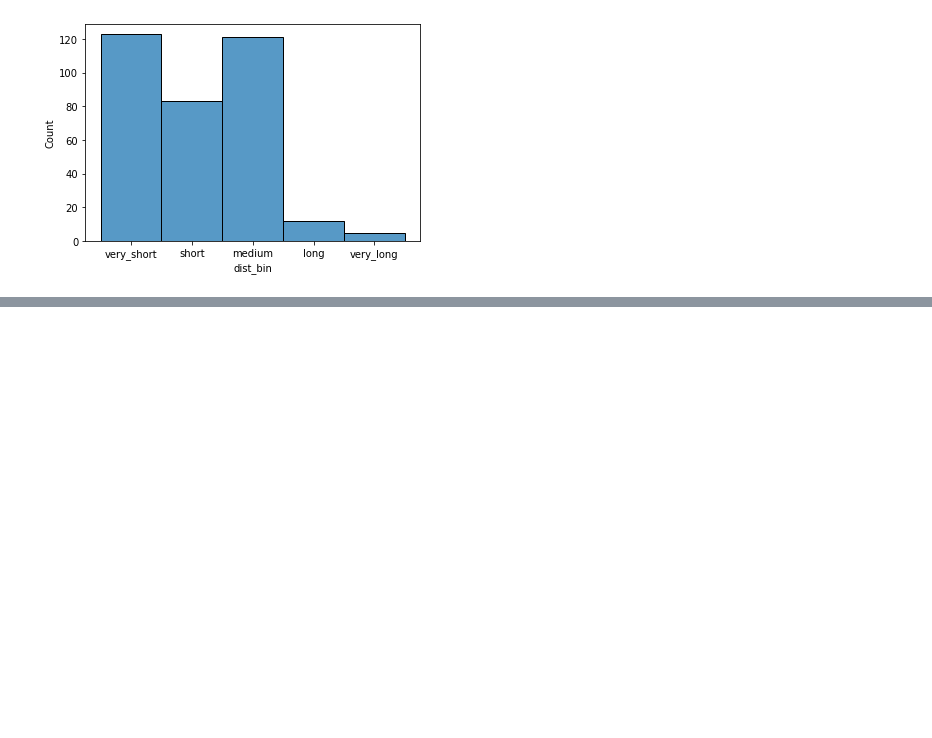
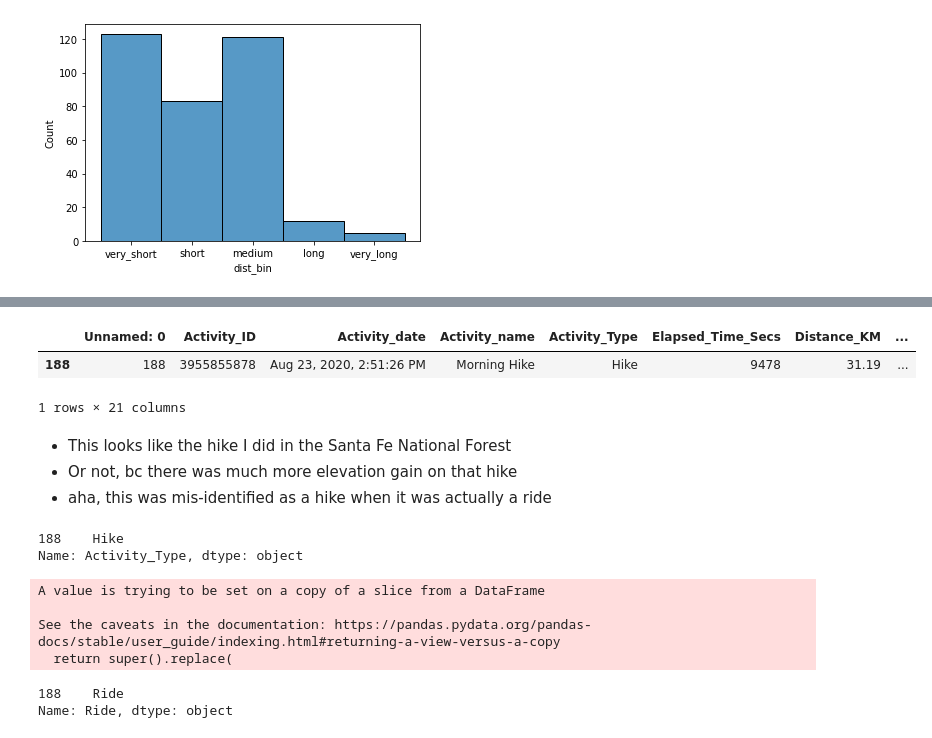
Before and after one commit to brianclements03/my_strava_project, a Jupyter notebook: Activities_Exploration_Pyspark.ipynb, the cells around one changed output, grey strips where cells are left out. Drawn from its saved outputs; the diff is of its cells as text; code cells hidden in the pictures; blank space fills up the shorter version.

```diff
--- a/Activities_Exploration_Pyspark.ipynb
+++ b/Activities_Exploration_Pyspark.ipynb
@@ -823,0 +831,12 @@ sns.histplot(data=(all_activities[all_activities.Activity_Type == 'Ride']),x='di
+# %%
+not_rides = all_activities[all_activities.Activity_Type != 'Ride']
+# %%
+not_rides[not_rides.Distance_KM>30]
+# %% [output]
+|  | Unnamed: 0 | Activity_ID | Activity_date | Activity_name | Activity_Type | Elapsed_Time_Secs | Distance_KM | ... |
+| 188 | 188 | 3955855878 | Aug 23, 2020, 2:51:26 PM | Morning Hike | Hike | 9478 | 31.19 | ... |
+1 rows × 21 columns
+# %% [markdown]
+- This looks like the hike I did in the Santa Fe National Forest
+- Or not, bc there was much more elevation gain on that hike
+- aha, this was mis-identified as a hike when it was actually a ride
@@ -823,0 +845,17 @@ sns.histplot(data=(all_activities[all_activities.Activity_Type == 'Ride']),x='di
+# %%
+test2.Activity_Type
+# %% [output]
+188    Hike
+Name: Activity_Type, dtype: object
+# %%
+test2.Activity_Type.replace(to_replace='Hike',value='Ride', inplace=True)
+# %% [output]
+A value is trying to be set on a copy of a slice from a DataFrame
+
+See the caveats in the documentation: https://pandas.pydata.org/pandas-docs/stable/user_guide/indexing.html#returning-a-view-versus-a-copy
+  return super().replace(
+# %%
+test2.Activity_Type
+# %% [output]
+188    Ride
+Name: Ride, dtype: object
```
Also changed, not shown: parts of 13 cells of this notebook.
